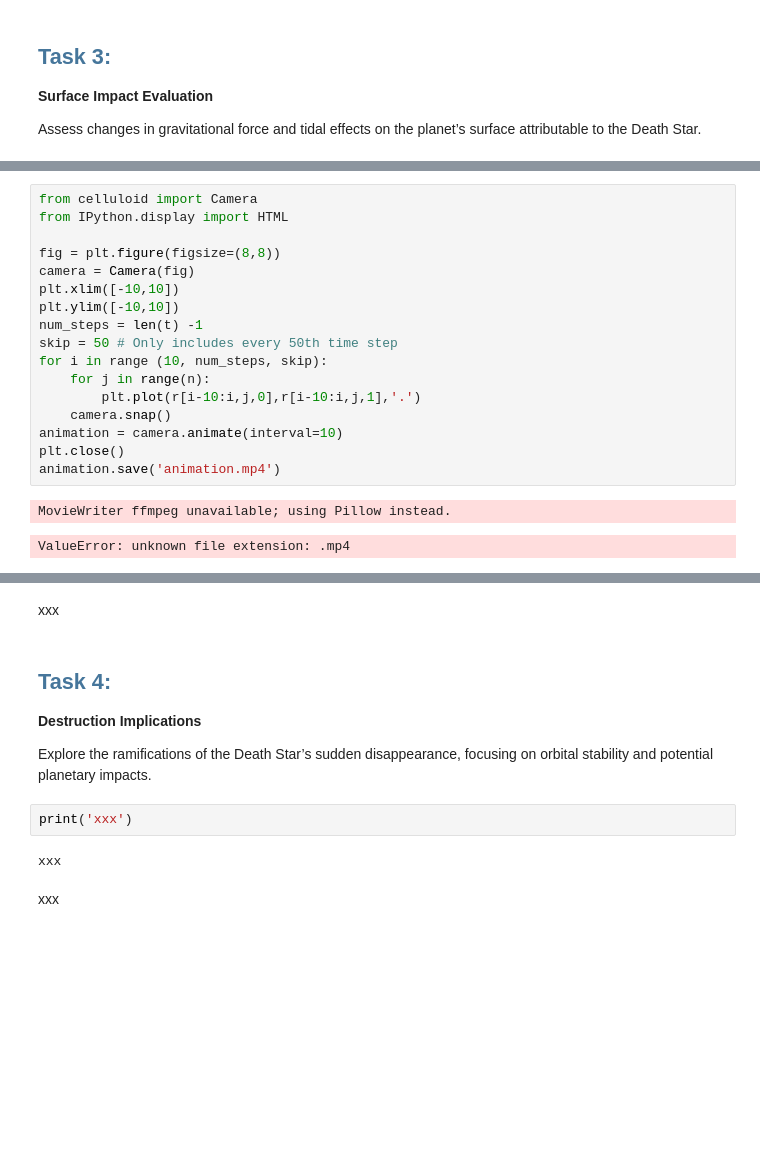
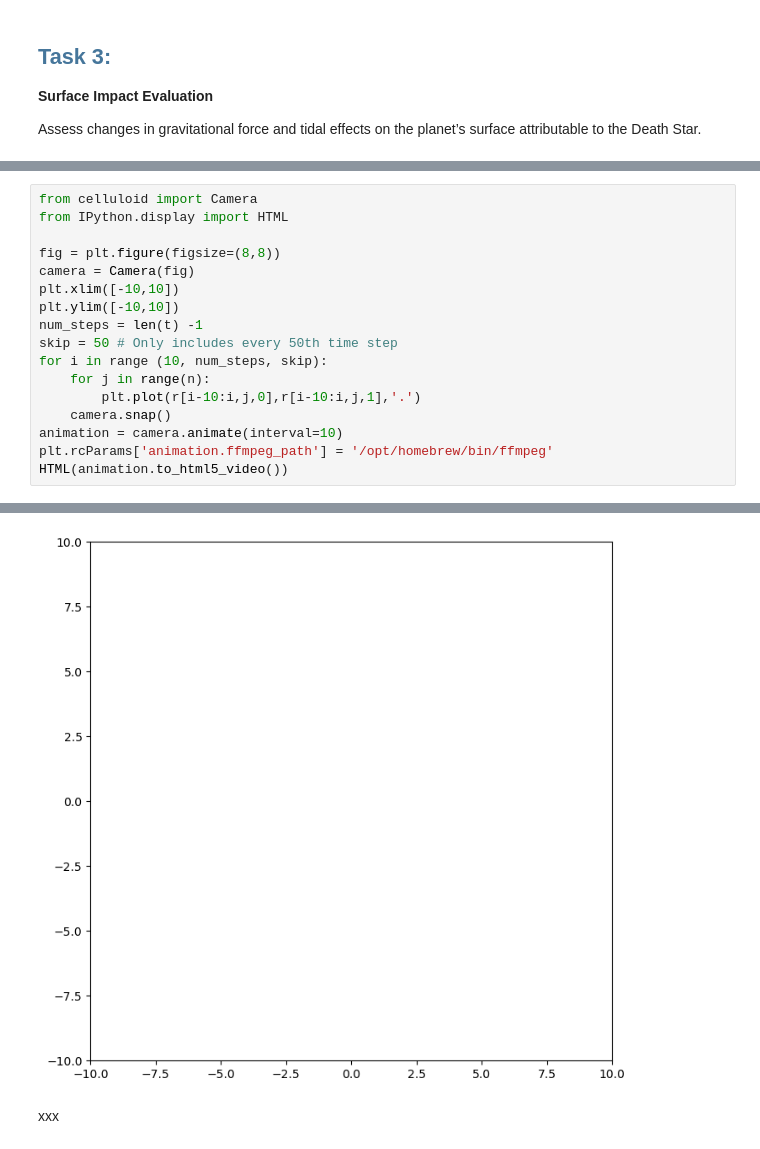
Before and after one commit to Py4Phy/final-2024-the-skywalkers, a Jupyter notebook: Work/final_project.ipynb, the cells around one changed output, grey strips where cells are left out. Cells and saved outputs as stored; diff of their text form; blank space fills up the shorter version.

```diff
--- a/Work/final_project.ipynb
+++ b/Work/final_project.ipynb
@@ -141,8 +152,6 @@ for i in range (10, num_steps, skip):
         plt.plot(r[i-10:i,j,0],r[i-10:i,j,1],'.')
     camera.snap()
 animation = camera.animate(interval=10)
-plt.close()
-animation.save('animation.mp4')
+plt.rcParams['animation.ffmpeg_path'] = '/opt/homebrew/bin/ffmpeg'
+HTML(animation.to_html5_video())
 # %% [output]
-MovieWriter ffmpeg unavailable; using Pillow instead.
-ValueError: unknown file extension: .mp4
@@ -149,14 +159,4 @@ ValueError: unknown file extension: .mp4
+[figure, added]
-# %% [markdown]
-xxx
-# %% [markdown]
-## <font color=#46769B>Task 4:</font>
-__Destruction Implications__
-
-Explore the ramifications of the Death Star’s sudden disappearance, focusing on orbital stability and potential planetary impacts.
-# %%
-print('xxx')
-# %% [output]
-xxx
 # %% [markdown]
 xxx
 # %% [markdown]
```
Also changed, not shown: parts of 6 cells of this notebook, 2 other files.
